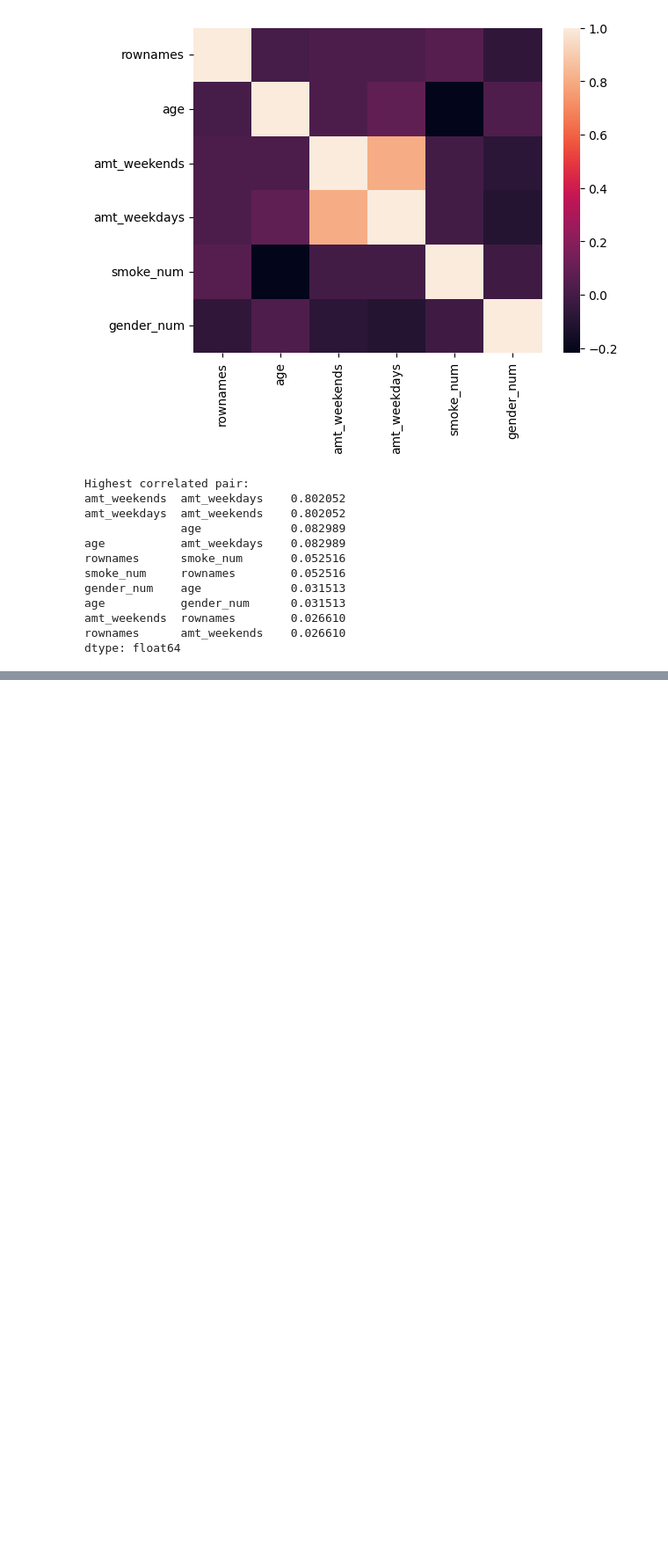
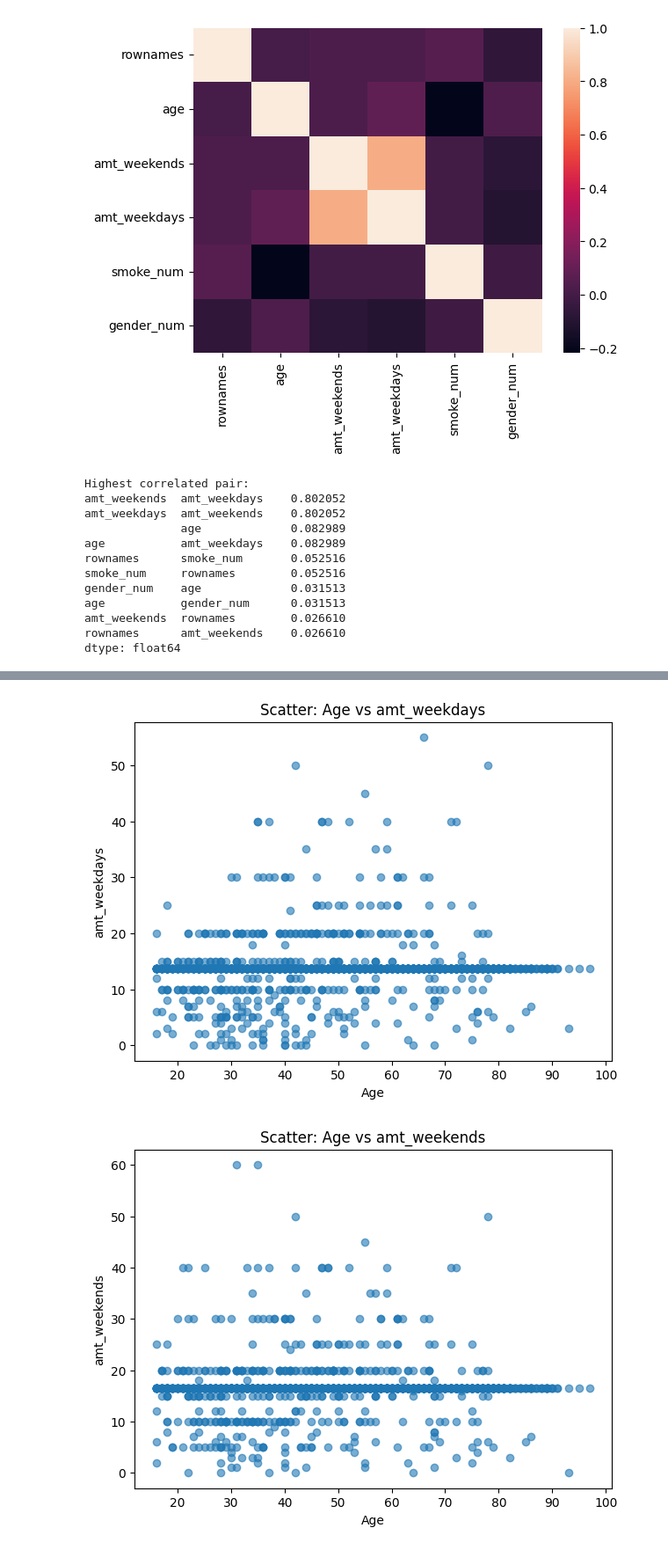
Before and after one commit to GeetAvaneesh/Exploratory-Data-Analytics-project-on-smoking-data-set-22BDS0343, a Jupyter notebook: 22BDS0343_EDA_Theory_GeetAvaneesh.ipynb, the cells around one changed output, grey strips where cells are left out. Shown at 88% size. Saved outputs shown, nothing was run; the diff lists cells and outputs as text; code cells hidden in the pictures; blank space fills up the shorter version.

```diff
--- a/22BDS0343_EDA_Theory_GeetAvaneesh.ipynb
+++ b/22BDS0343_EDA_Theory_GeetAvaneesh.ipynb
@@ -1161,0 +1242,28 @@ dtype: float64
+# %%
+# 2-D RELATIONSHIPS
+
+for amt in ['amt_weekdays','amt_weekends']:
+    plt.figure(figsize=(7,5))
+    plt.scatter(df['age'], df[amt], alpha=0.6)
+    plt.xlabel("Age")
+    plt.ylabel(amt)
+    plt.title(f"Scatter: Age vs {amt}")
+    plt.show()
+
+ct = pd.crosstab(df['gender'], df['smoke'])
+sns.heatmap(ct, annot=True, fmt='d', cmap='YlGnBu')
+plt.title("Heatmap: Smoking vs Gender")
+plt.show()
+
+for amt in ['amt_weekdays','amt_weekends']:
+    plt.figure(figsize=(7,5))
+    sns.boxplot(x='smoke', y=amt, data=df)
+    plt.title(f"Boxplot: {amt} by Smoking status")
+    plt.show()
+
+sns.pairplot(df[num_cols + ['smoke']], hue='smoke')
+plt.suptitle("Pairwise relations among numeric vars", y=1.02)
+plt.show()
+# %% [output]
+[figure, added]
+[figure, added]
```
Also changed, not shown: parts of 9 cells of this notebook.
